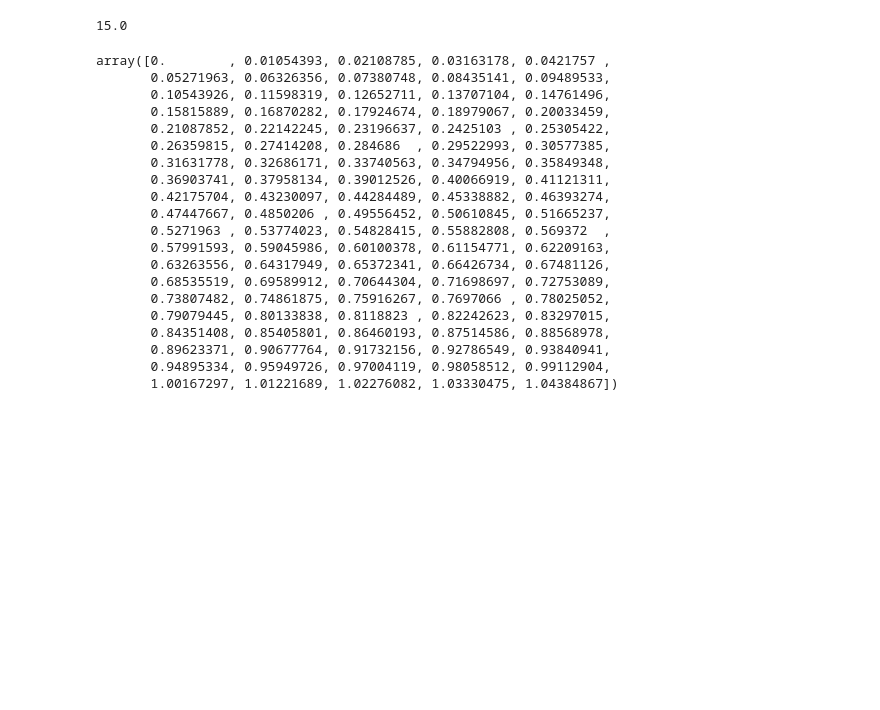
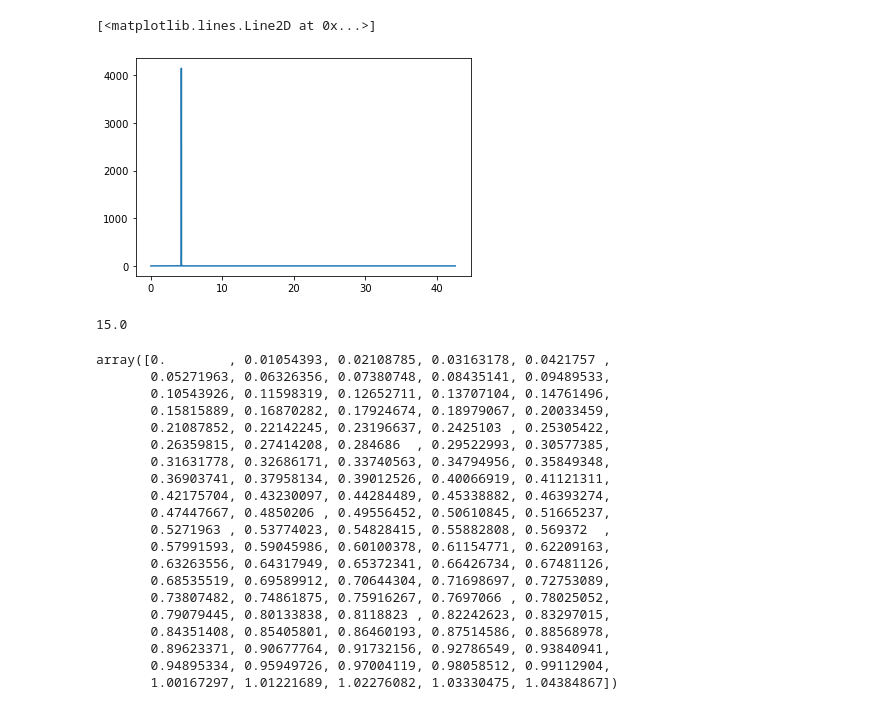
Before and after one commit to sejin8642/ftnmr, a Jupyter notebook: scripts/nb.ipynb, the cells around one changed output. Drawn from its saved outputs; the diff is of its cells as text; code cells hidden in the pictures; blank space fills up the shorter version.

```diff
--- a/scripts/nb.ipynb
+++ b/scripts/nb.ipynb
@@ -38,0 +43,4 @@ plt.plot(t[:10], s.real)
+# %%
+S = scipy.fft.fft(s)
+# %%
+f = np.arange(0, a.ns)*a.f_s/a.ns
@@ -43,3 +71,8 @@ a.ns
+# %%
+plt.plot(f, S.real)
+# %% [output]
+[<matplotlib.lines.Line2D at 0x...>]
+[figure, added]
 # %%
 np.log2(a.ns)
 # %% [output]
```
Also changed, not shown: parts of 13 cells of this notebook, 1 other file.
